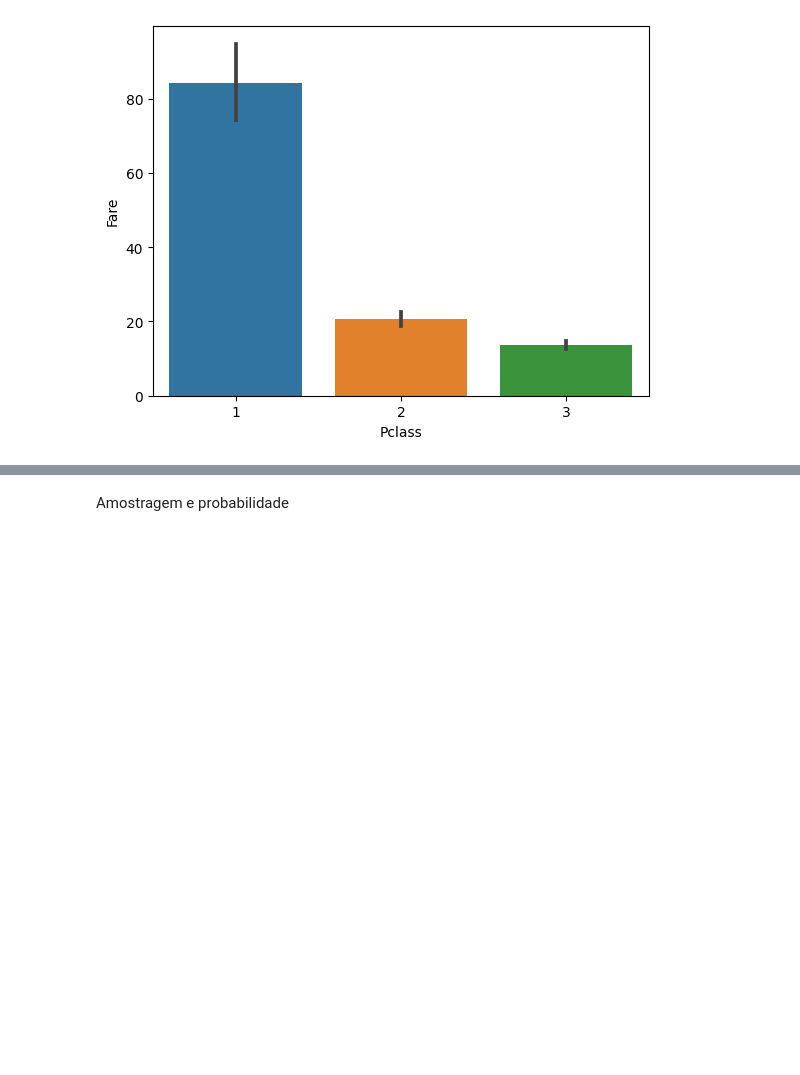
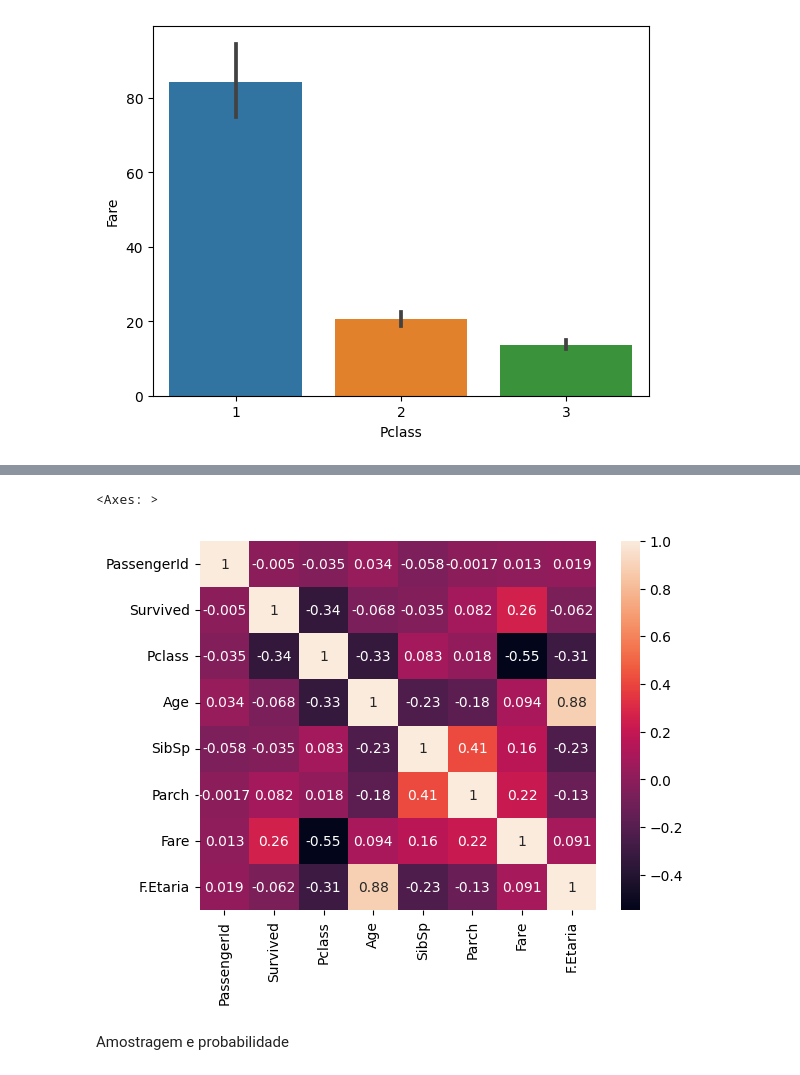
Before and after one commit to rdthemis/ADTD, a Jupyter notebook: Trabalho Final.ipynb, the cells around one changed output, grey strips where cells are left out. Saved outputs shown, nothing was run; the diff lists cells and outputs as text; code cells hidden in the pictures; blank space fills up the shorter version.

```diff
--- a/Trabalho Final.ipynb
+++ b/Trabalho Final.ipynb
@@ -248,0 +259,3 @@ sns.barplot(data=titanic, x='Pclass', y='Fare')
+# %%
+correlacao = titanic.corr()
+correlacao
@@ -249,3 +272,8 @@ sns.barplot(data=titanic, x='Pclass', y='Fare')
+# %%
+sns.heatmap(correlacao, annot=True)
+# %% [output]
+<Axes: >
+[figure, added]
 # %% [markdown]
 Amostragem e probabilidade
 # %%
```
Also changed, not shown: parts of 13 cells of this notebook.
